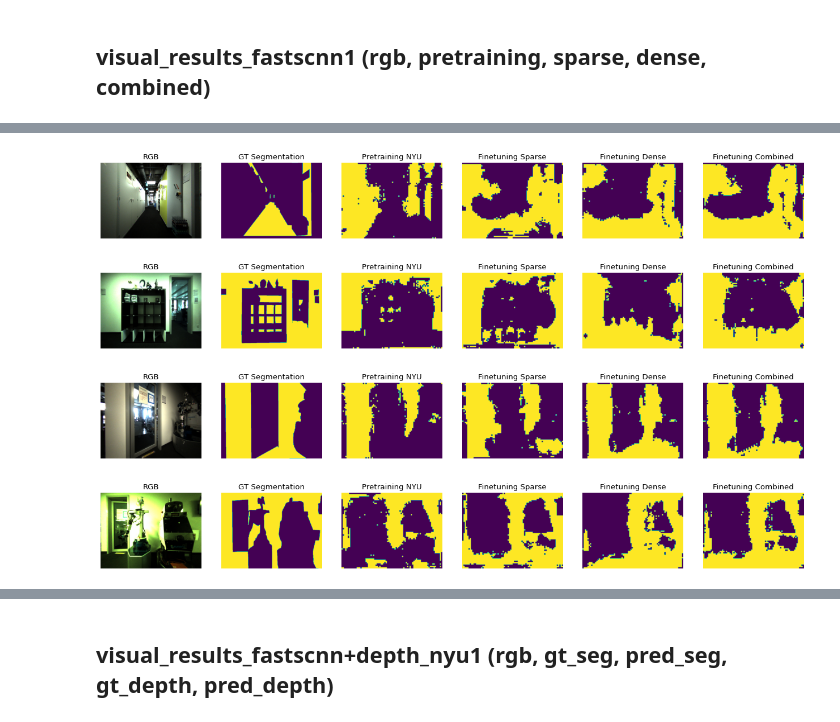
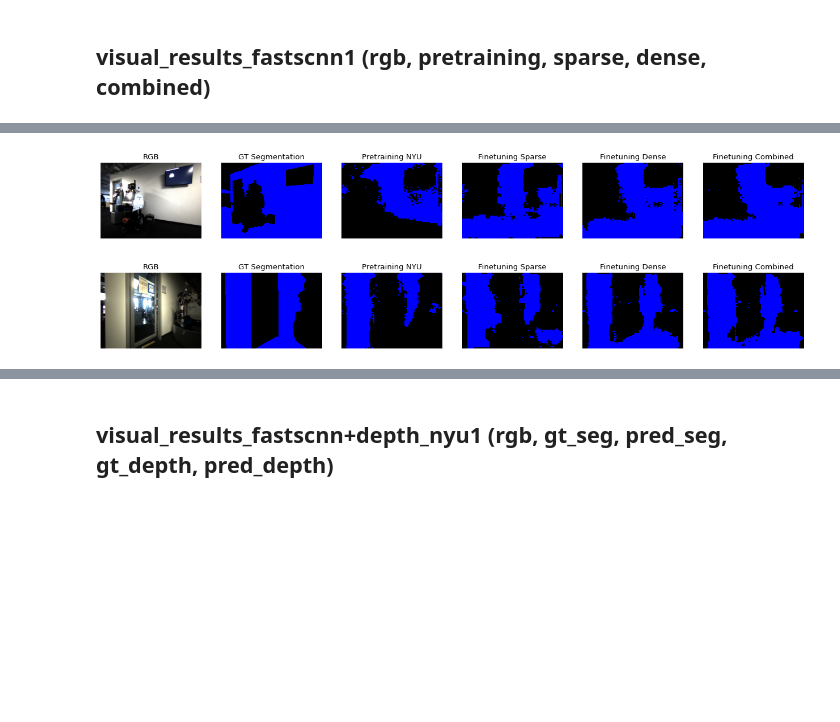
Before and after one commit to ethz-asl/background_foreground_segmentation, a Jupyter notebook: src/visualizations.ipynb, the cells around one changed output, grey strips where cells are left out. Saved outputs shown, nothing was run; the diff lists cells and outputs as text; code cells hidden in the pictures; blank space fills up the shorter version.

```diff
--- a/src/visualizations.ipynb
+++ b/src/visualizations.ipynb
@@ -25,7 +24,10 @@ Segmentation Models: using `tf.keras` framework.
 # Load mask
 mask = plt.imread(MASKPATH)
 ax = plt.subplot()
-ax.imshow(mask)
+# foreground, background, unknown
+cmap3 = colors.ListedColormap(['black', 'blue', 'gray'])
+cmap2 = colors.ListedColormap(['black', 'blue'])
+ax.imshow(mask, cmap=cmap2)
 mask_filtered = np.nonzero(mask)
 test = mask[mask_filtered]
 # %% [output]
@@ -198,23 +209,23 @@ WARNING:tensorflow:No training configuration found in the save file, so the mode
 # %%
-## best images
+## On Office GT: best: 24, (8, 15, 17)
 
 samples_iter1 = iter(val_ds_office_gt)
 samples_iter2 = iter(val_ds_office_gt)
 entries = list()
-
+"""
 index = 25
 for i in range(index):
     entry = next(samples_iter1)
     if i > index - 5:
         entries.append(entry)
 """
-for i in range(4):
+for i in range(17):
     entry1 = next(samples_iter1)
-for i in range(5):
+for i in range(24):
     entry2 = next(samples_iter2)
 entries.append(entry1)
 entries.append(entry2)
-"""
+
 
 for entry in entries:
     figure = plt.figure(figsize=(20, 5), dpi=80)
@@ -226,42 +237,40 @@ for entry in entries:
     # GT Segmentation
     ax1 = plt.subplot(1,6,2)
     plt.axis('off')
-    ax1.imshow(entry['label'])
+    ax1.imshow(entry['label'], cmap=cmap2)
     ax1.set_title('GT Segmentation')
     # Pretrained Segmentation
     ax1 = plt.subplot(1,6,3)
     plt.axis('off')
     a = tf.image.convert_image_dtype(tf.expand_dims(entry['image'],axis=0), tf.float32)
     b = pretraining_model(a)
     pred = tf.argmax(b[1], axis=-1)
-    ax1.imshow(pred[0,:,:])
+    ax1.imshow(pred[0,:,:], cmap=cmap2)
     ax1.set_title('Pretraining NYU')
     # Sparse Segmentation
     ax1 = plt.subplot(1,6,4)
     plt.axis('off')
     a = tf.image.convert_image_dtype(tf.expand_dims(entry['image'],axis=0), tf.float32)
     b = sparse_model(a)
     pred = tf.argmax(b[1], axis=-1)
-    ax1.imshow(pred[0,:,:])
+    ax1.imshow(pred[0,:,:], cmap=cmap2)
     ax1.set_title('Finetuning Sparse')
     # Dense Segmentation
     ax1 = plt.subplot(1,6,5)
     plt.axis('off')
     a = tf.image.convert_image_dtype(tf.expand_dims(entry['image'],axis=0), tf.float32)
     b = dense_model(a)
     pred = tf.argmax(b[1], axis=-1)
-    ax1.imshow(pred[0,:,:])
+    ax1.imshow(pred[0,:,:], cmap=cmap2)
     ax1.set_title('Finetuning Dense')
     # Combined Segmentation
     ax1 = plt.subplot(1,6,6)
     plt.axis('off')
     a = tf.image.convert_image_dtype(tf.expand_dims(entry['image'],axis=0), tf.float32)
     b = combined_model(a)
     pred = tf.argmax(b[1], axis=-1)
-    ax1.imshow(pred[0,:,:])
+    ax1.imshow(pred[0,:,:], cmap=cmap2)
     ax1.set_title('Finetuning Combined')
 # %% [output]
-[figure, old version]
+[figure, new version]
-[figure, old version]
+[figure, new version]
-[figure, removed]
-[figure, removed]
```
Also changed, not shown: parts of 11 cells of this notebook, 1 other file.
